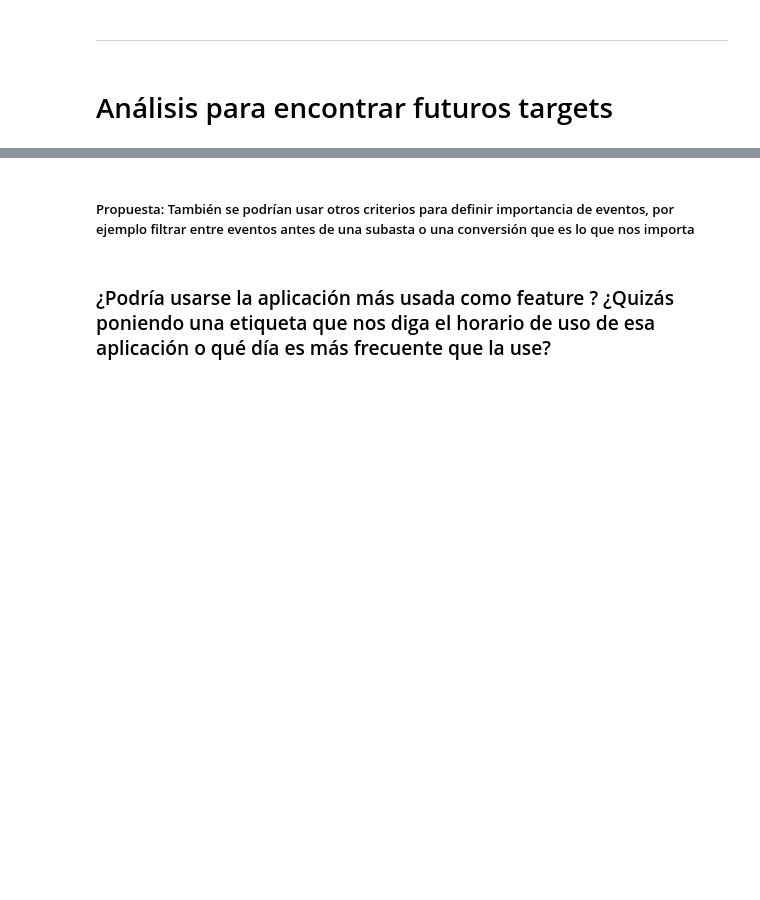
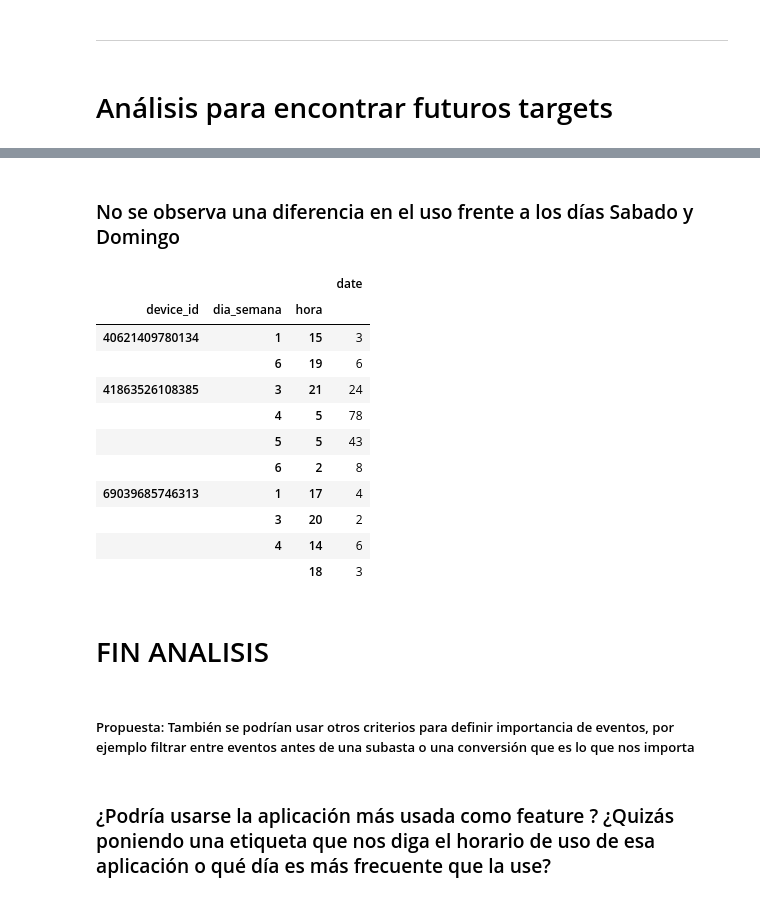
Before and after one commit to mateoicalvo/7506, a Jupyter notebook: tp2/modelo/feature_engineering/events/analisis_comportamiento_events.ipynb, the cells around one changed output, grey strips where cells are left out. Cells and saved outputs as stored; diff of their text form; code cells hidden in the pictures; blank space fills up the shorter version.

```diff
--- a/tp2/modelo/feature_engineering/events/analisis_comportamiento_events.ipynb
+++ b/tp2/modelo/feature_engineering/events/analisis_comportamiento_events.ipynb
@@ -64,0 +62,2 @@ top_eventos = top_eventos.index.to_list()
+# %%
+events = events[["date","event_id","device_id","os_es_android"]]
@@ -65,3 +200,22 @@ top_eventos = top_eventos.index.to_list()
+# %% [markdown]
+### No se observa una diferencia en el uso frente a los días Sabado y Domingo
+# %%
+events.groupby(["device_id","dia_semana","hora"]).agg({"date":"count"}).head(10)
+# %% [output]
+|  |  |  | date |
+| device_id | dia_semana | hora |  |
+| 40621409780134 | 1 | 15 | 3 |
+|  | 6 | 19 | 6 |
+| 41863526108385 | 3 | 21 | 24 |
+|  | 4 | 5 | 78 |
+|  | 5 | 5 | 43 |
+|  | 6 | 2 | 8 |
+| 69039685746313 | 1 | 17 | 4 |
+|  | 3 | 20 | 2 |
+|  | 4 | 14 | 6 |
+|  |  | 18 | 3 |
+# %% [markdown]
+# FIN ANALISIS
 # %% [markdown]
 ##### Propuesta: También se podrían usar otros criterios para definir importancia de eventos, por ejemplo filtrar entre eventos antes de una subasta o una conversión que es lo que nos importa
 # %% [markdown]
```
Also changed, not shown: parts of 66 cells of this notebook, 1 other file.
